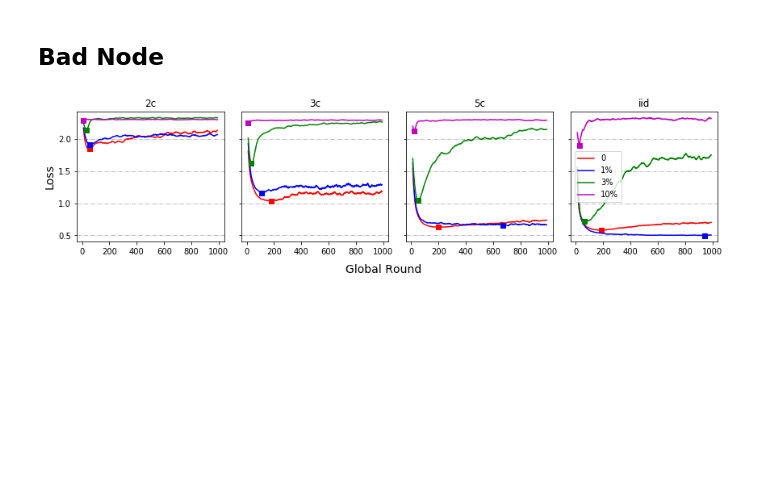
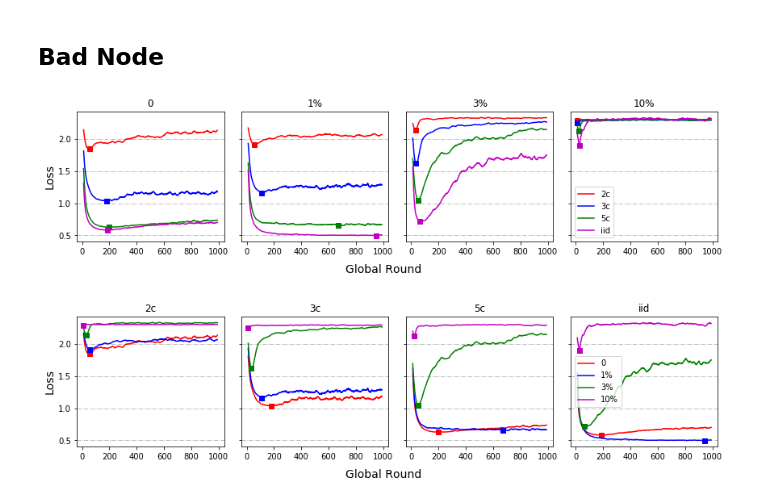
Before and after one commit to Jiarong-L/Thesis2020, a Jupyter notebook: Cifar10/RESULT_40000/Ploting-40k - 副本.ipynb, the cells around one changed output. Drawn from its saved outputs; the diff is of its cells as text; code cells hidden in the pictures; blank space fills up the shorter version.

```diff
--- a/Cifar10/RESULT_40000/Ploting-40k - 副本.ipynb
+++ b/Cifar10/RESULT_40000/Ploting-40k - 副本.ipynb
@@ -262,6 +262,82 @@ plt.show()
 # %%
 basedir=os.path.join('BadNode')
 # os.listdir(basedir)
+# %%
+fig, ax = plt.subplots(nrows=1, ncols=4, sharex=True, sharey=True, figsize=(12, 3))
+fig.text(0.5, -0.05, 'Global Round', ha='center',fontsize=14)
+# fig.suptitle('40k',y=1.05,fontsize=16)
+
+title_list = ['0','1%','3%','10%']
+
+result=[
+    '2c.10w.40000.loc1.earlystop1000.20200521-163612.npy',
+    '2c.10w.40000.plus1bad_each400.loc1.earlystop1000.20200521-150153.npy',
+    '2c.10w.40000.plus1bad_each1200.loc1.earlystop1000.20200523-055725.npy',
+    '2c.10w.40000.plus1bad_each4000.loc1.earlystop1000.20200521-152141.npy',
+
+    '3c.10w.40000.loc1.earlystop1000.20200523-042344.npy',
+    '3c.10w.40000.plus1bad_each400.loc1.earlystop1000.20200523-043427.npy',
+    '3c.10w.40000.plus1bad_each1200.loc1.earlystop1000.20200523-054717.npy',
+    '3c.10w.40000.plus1bad_each4000.loc1.earlystop1000.20200523-043024.npy',
+
+    '5c.10w.40000.loc1.earlystop1000.20200521-171047.npy',
+    '5c.10w.40000.plus1bad_each400.loc1.earlystop1000.20200521-152400.npy',
+    '5c.10w.40000.plus1bad_each1200.loc1.earlystop1000.20200523-055914.npy',
+    '5c.10w.40000.plus1bad_each4000.loc1.earlystop1000.20200521-165039.npy',
+
+    'iid.10w.40000.loc1.earlystop1000.20200521-172951.npy',
+    'iid.10w.40000.plus1bad_each400.loc1.earlystop1000.20200521-185542.npy',
+    'iid.10w.40000.plus1bad_each1200.loc1.earlystop1000.20200523-055848.npy',
+    'iid.10w.40000.plus1bad_each4000.loc1.earlystop1000.20200521-152331.npy',
+]
+
+lab=[
+    '2c','2c','2c','2c',
+    '3c','3c','3c','3c',
+    '5c','5c','5c','5c',
+    'iid','iid','iid','iid',
+
+]
+
+
+node_dir = [
+    'loc2c1s','bad2c400','bad2c1200','bad2c4000',
+    'loc3c1s','bad3c400','bad3c1200','bad3c4000',
+    'loc5c1s','bad5c400','bad5c1200','bad5c4000',
+    'lociid1s','badiid400','badiid1200','badiid4000',
+]
+
+
+line_color_list = [ 'r','b', 'g',  'm', 'c','y']
+dot_color_list = [ 'rs',  'bs','gs', 'ms', 'cs','ys']
+
+half_window=10
+for i in range(4):
+
+    for j in [0,1,2,3]:
+        k = j*4+i
+        speed = 1
+
+        line_color = line_color_list[j]
+        dot_color = dot_color_list[j]
+
+#         plot_line(i,k,basedir,result,lab,addon='')
+#         plot_file_acc(i,k,basedir,node_dir,lab,speed,filename='self_EVAL.txt')
+        plot_window_acc(i,k,half_window,basedir,result,lab,line_color,dot_color,addon='')
+#         plot_file_window_acc(i,k,half_window,basedir,node_dir,lab,speed,filename='self_EVAL.txt')
+
+
+#     ax[i].set_ylim([0, 1.1])
+    ax[i].grid(axis="y",ls='-.')
+    ax[i].set_title(title_list[i])
+#     ax[i].legend()
+
+ax[0].set_ylabel('Loss',fontsize=14)
+ax[-1].legend()
+plt.tight_layout()
+plt.show()
+# %% [output]
+[figure, added]
 # %%
 fig, ax = plt.subplots(nrows=1, ncols=4, sharex=True, sharey=True, figsize=(12, 3))
 fig.text(0.5, -0.05, 'Global Round', ha='center',fontsize=14)
```
Also changed, not shown: parts of 3 cells of this notebook, 4 other files.
